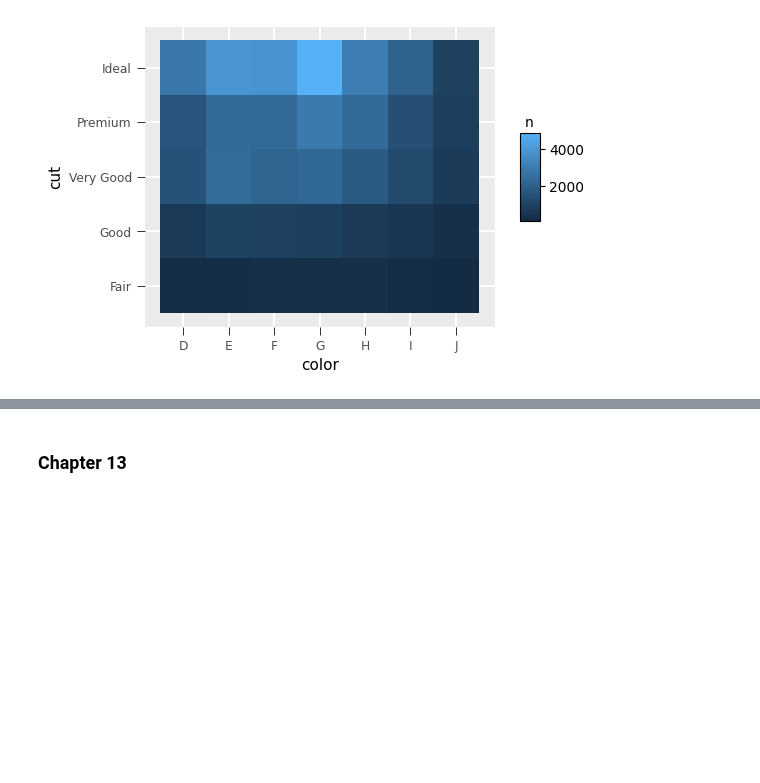
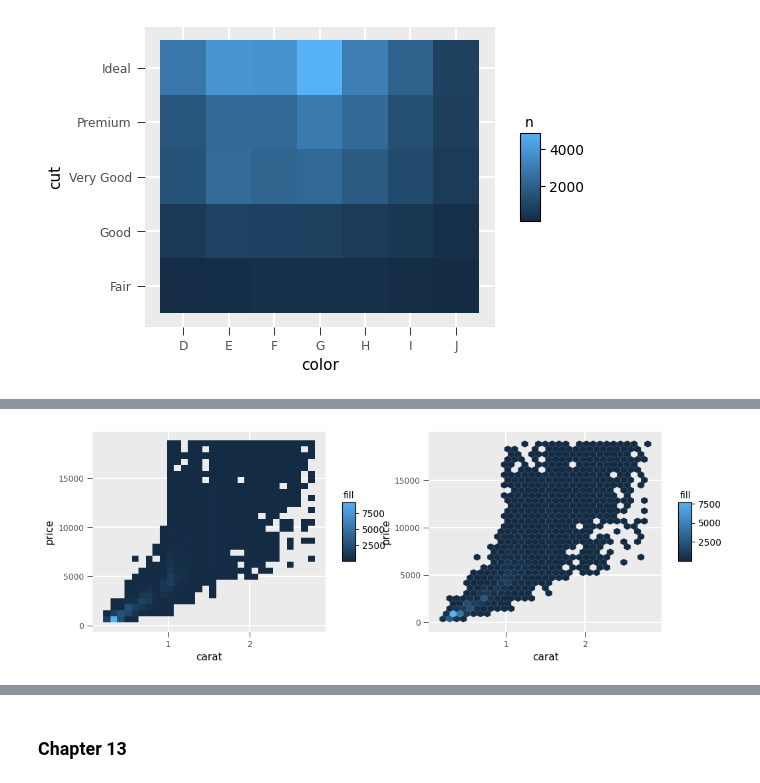
Before and after one commit to huangziwei/hea, a Jupyter notebook: example/books/dataframe.ipynb, the cells around one changed output, grey strips where cells are left out. Cells and saved outputs as stored; diff of their text form; code cells hidden in the pictures; blank space fills up the shorter version.

```diff
--- a/example/books/dataframe.ipynb
+++ b/example/books/dataframe.ipynb
@@ -1244,0 +1253,6 @@ diamonds.count("color", "cut").ggplot(x="color", y="cut").geom_tile(fill="n")
+# %%
+p1 = smaller.ggplot(x="carat", y="price").geom_bin2d()
+p2 = smaller.ggplot(x="carat", y="price").geom_hex()
+p1 | p2
+# %% [output]
+[figure, added]
```
Also changed, not shown: parts of 8 cells of this notebook, 3 other files.
